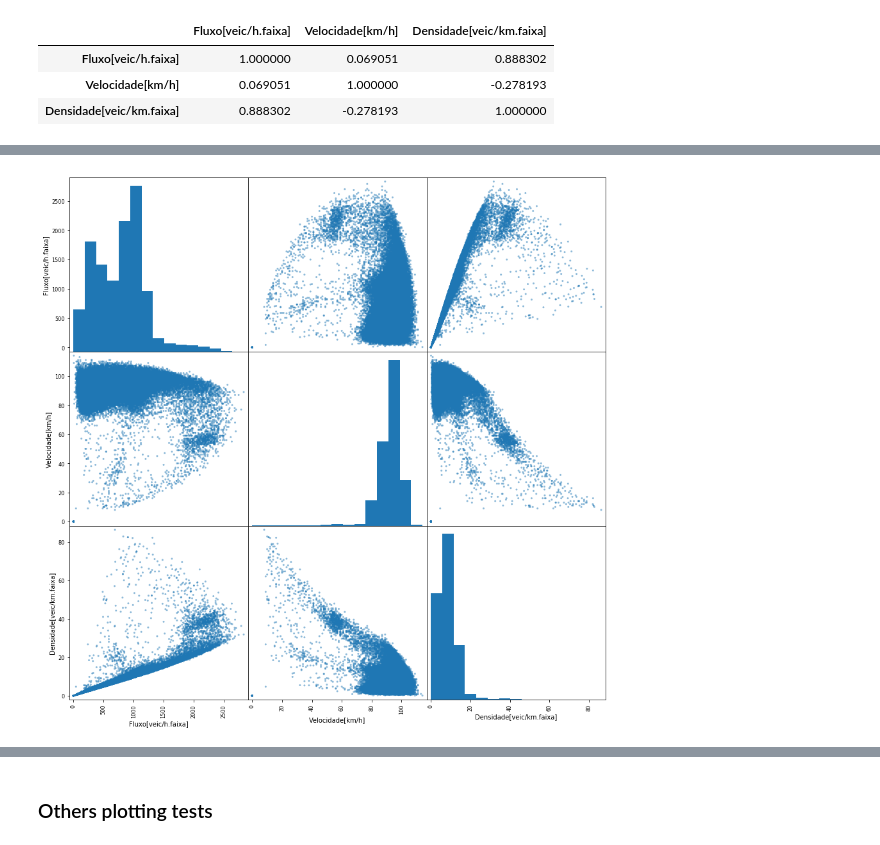
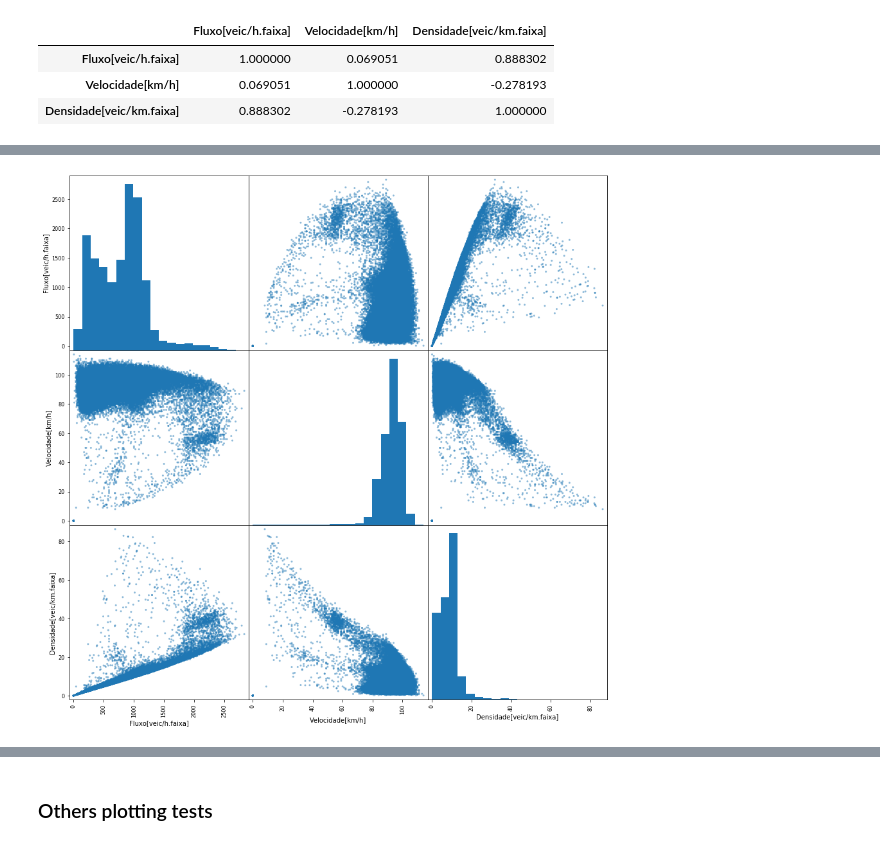
Before and after one commit to albnc/WaveletTrafficAnalysis, a Jupyter notebook: waveAnalysis.ipynb, the cells around one changed output, grey strips where cells are left out. Drawn from its saved outputs; the diff is of its cells as text; code cells hidden in the pictures.

```diff
--- a/waveAnalysis.ipynb
+++ b/waveAnalysis.ipynb
@@ -47,8 +49,6 @@ data["Densidade[veic/km.faixa]"] = data["Fluxo[veic/h.faixa]"] / data['Velocidad
 # Convert to_datetime
 data['Data-Hora'] = pd.to_datetime(data['Data-Hora'], format='%d/%m/%Y %H:%M')
 
-data['status']=0
-
 '''Date-time column index'''
 data.set_index('Data-Hora',inplace=True)
 data.head()
@@ -216,7 +218,7 @@ data.corr()
 | Velocidade[km/h] | 0.069051 | 1.000000 | -0.278193 |
 | Densidade[veic/km.faixa] | 0.888302 | -0.278193 | 1.000000 |
 # %%
-pd.plotting.scatter_matrix(data, figsize=(15,15), diagonal='hist', hist_kwds={'bins':15})
+pd.plotting.scatter_matrix(data, figsize=(15,15), diagonal='hist', hist_kwds={'bins':20})
 # %% [output]
 array([[<matplotlib.axes._subplots.AxesSubplot object at 0x...>,
         <matplotlib.axes._subplots.AxesSubplot object at 0x...>,
@@ -231,4 +232,4 @@ array([[<matplotlib.axes._subplots.AxesSubplot object at 0x...>,
-[figure, old version]
+[figure, new version]
 # %%
 data.plot(subplots=True, figsize=(20,10))
 # %% [output]
```
Also changed, not shown: parts of 23 cells of this notebook, 3 other files.
